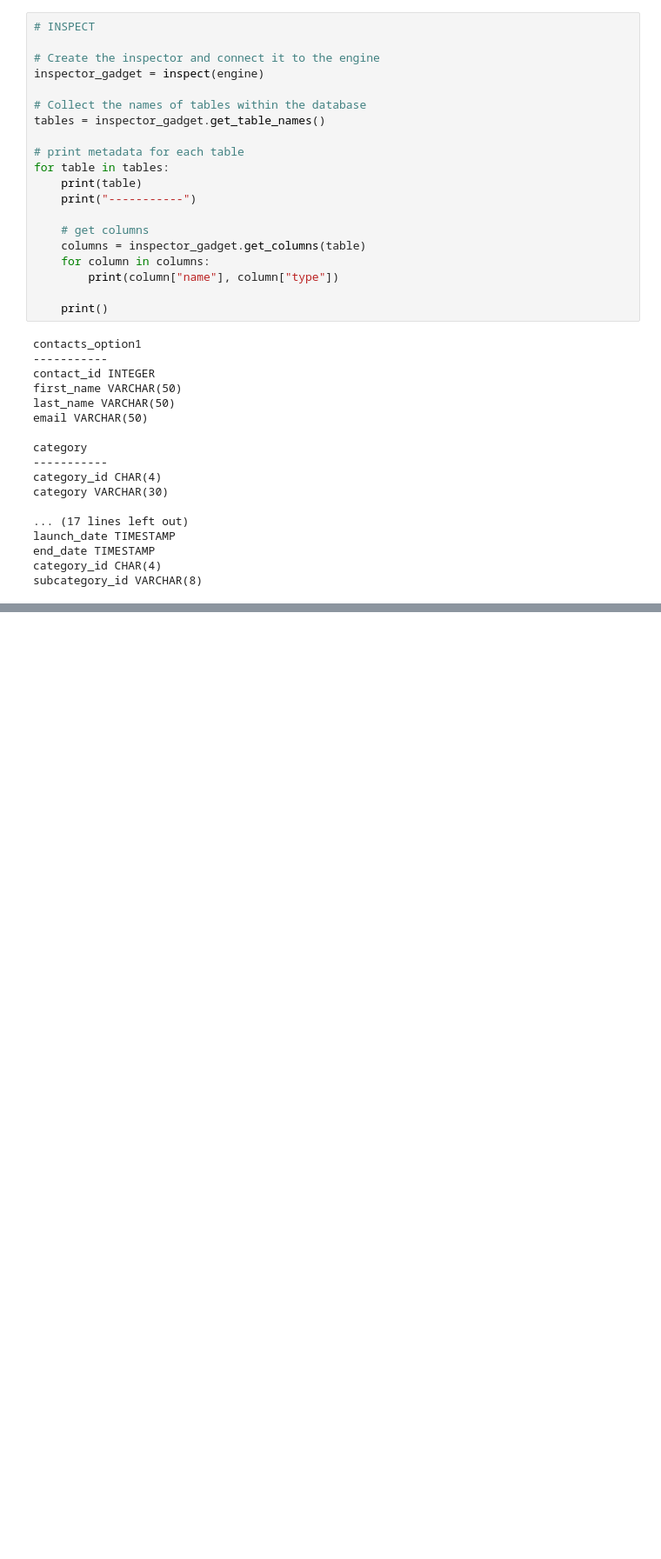
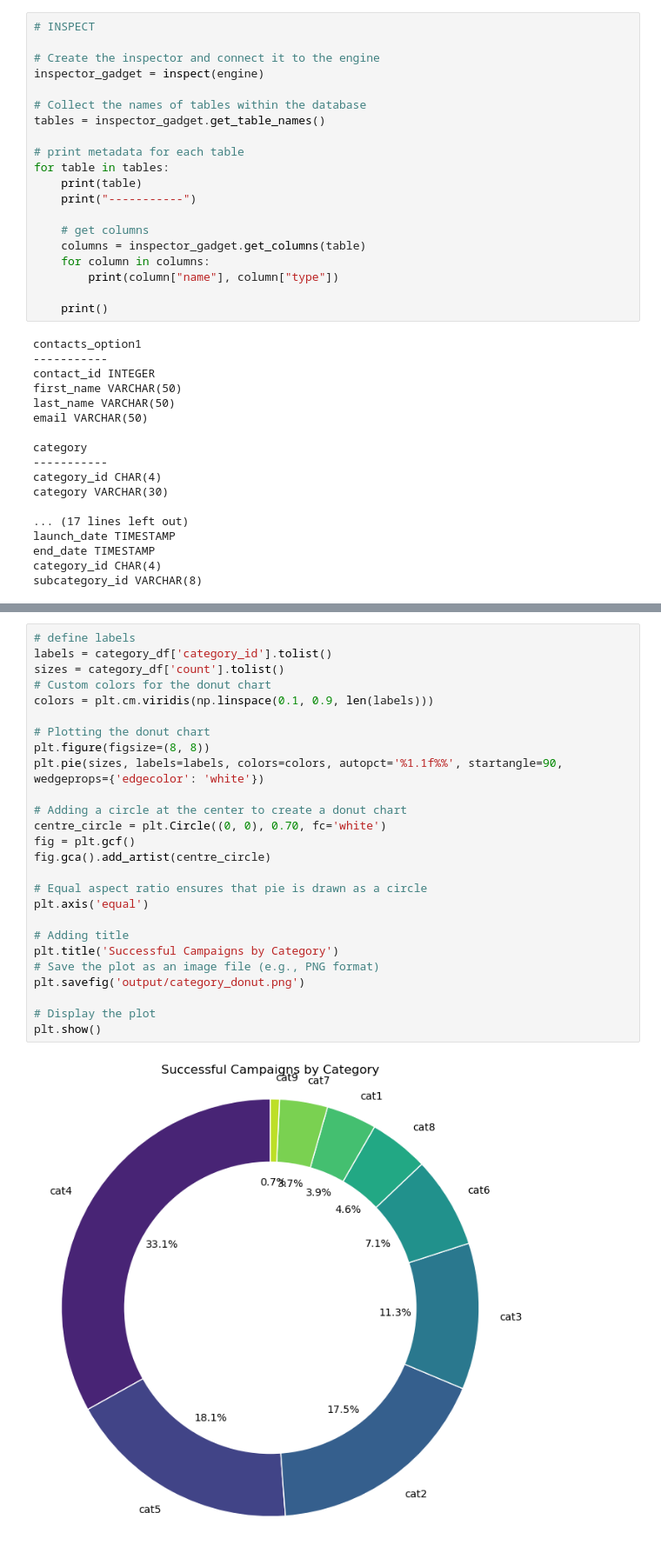
Before and after one commit to Isbelis/Crowdfunding_ETL, a Jupyter notebook: ANALYSIS_Group16.ipynb, the cells around one changed output, grey strips where cells are left out. Shown: that part at 87% size. Drawn from its saved outputs; the diff is of its cells as text; blank space fills up the shorter version.

```diff
--- a/ANALYSIS_Group16.ipynb
+++ b/ANALYSIS_Group16.ipynb
@@ -113,0 +181,28 @@ WHERE outcome = successful;
+# %%
+# define labels
+labels = category_df['category_id'].tolist()
+sizes = category_df['count'].tolist()
+# Custom colors for the donut chart
+colors = plt.cm.viridis(np.linspace(0.1, 0.9, len(labels)))
+
+# Plotting the donut chart
+plt.figure(figsize=(8, 8))
+plt.pie(sizes, labels=labels, colors=colors, autopct='%1.1f%%', startangle=90, wedgeprops={'edgecolor': 'white'})
+
+# Adding a circle at the center to create a donut chart
+centre_circle = plt.Circle((0, 0), 0.70, fc='white')
+fig = plt.gcf()
+fig.gca().add_artist(centre_circle)
+
+# Equal aspect ratio ensures that pie is drawn as a circle
+plt.axis('equal')
+
+# Adding title
+plt.title('Successful Campaigns by Category')
+# Save the plot as an image file (e.g., PNG format)
+plt.savefig('output/category_donut.png')
+
+# Display the plot
+plt.show()
+# %% [output]
+[figure, added]
```
Also changed, not shown: parts of 14 cells of this notebook.
